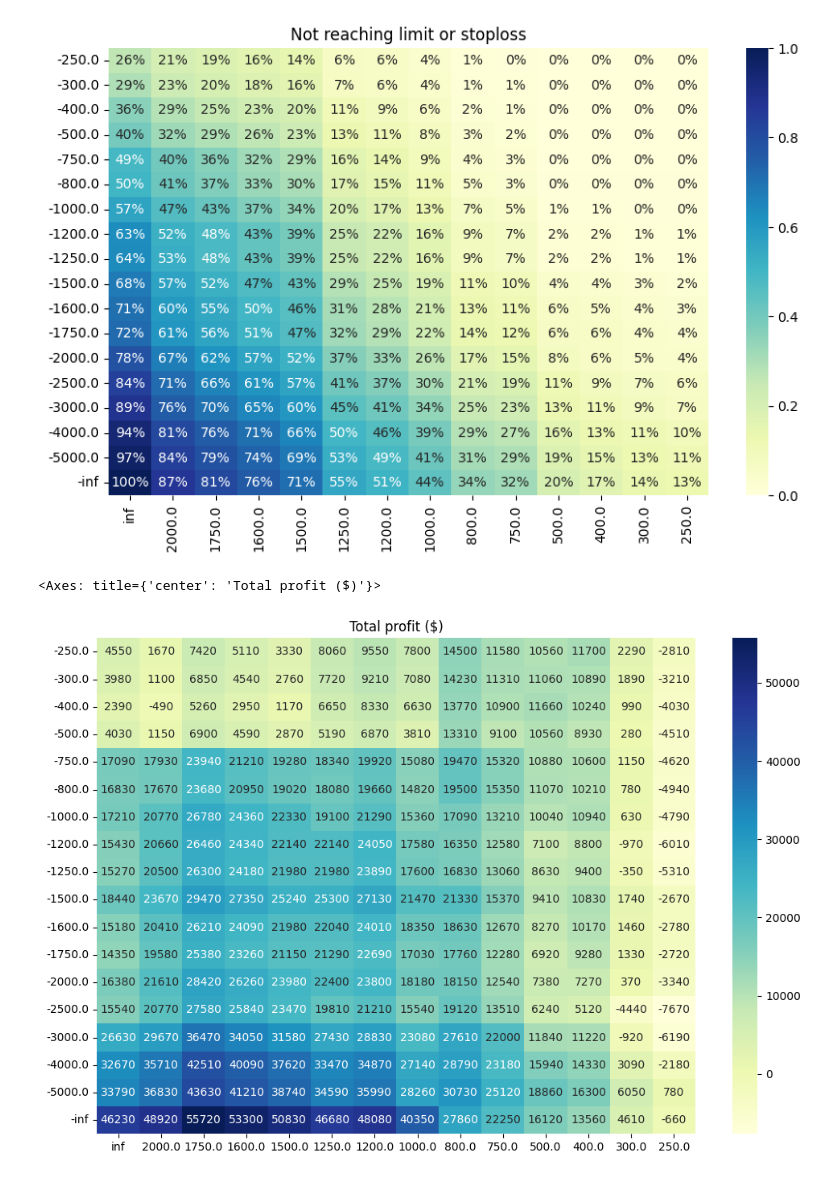
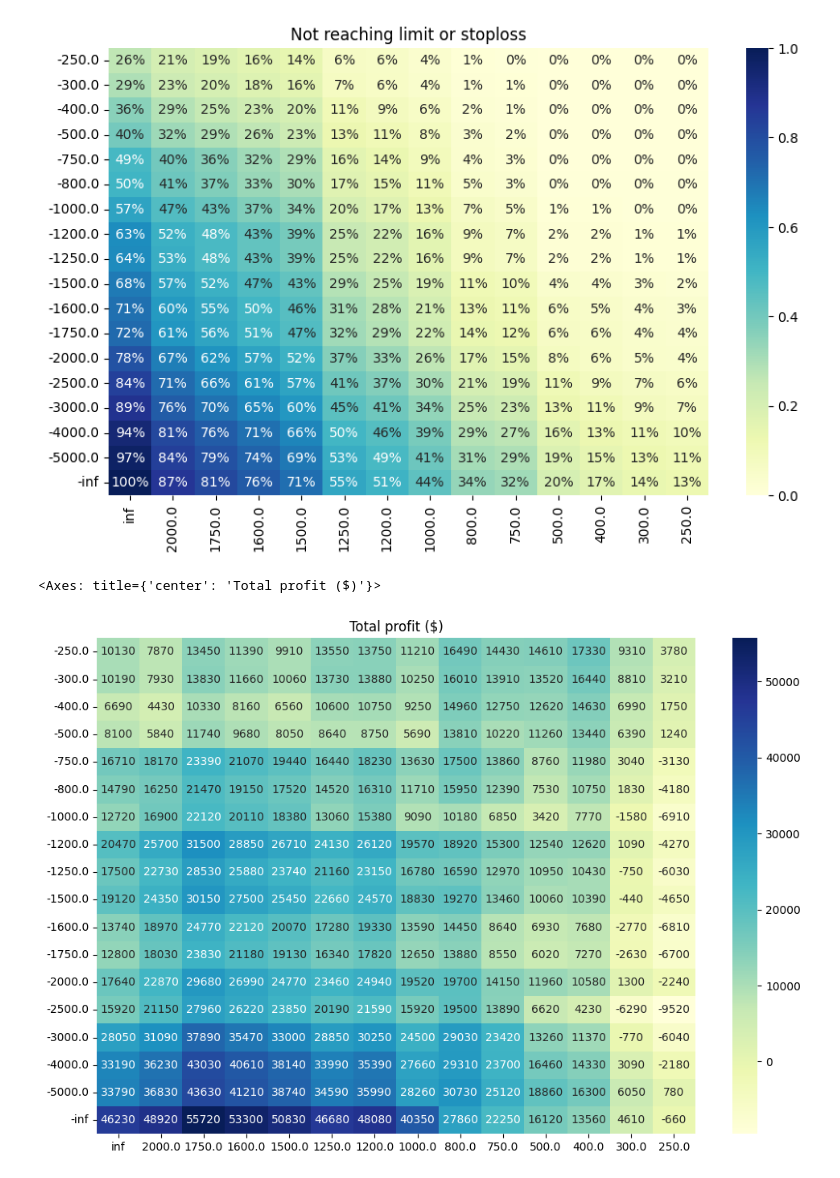
Before and after one commit to yalishanda42/stonksbot, a Jupyter notebook: options/backtest_analysis.ipynb, the cells around one changed output. Saved outputs shown, nothing was run; the diff lists cells and outputs as text; code cells hidden in the pictures.

```diff
--- a/options/backtest_analysis.ipynb
+++ b/options/backtest_analysis.ipynb
@@ -268,23 +268,23 @@ sns.heatmap(not_reaching_limit_or_stoploss_df, annot=True, fmt=".0%", cmap="YlGn
 # %%
 # total profit
 
 total_profit_matrix = pd.DataFrame(
     {
         profit_cat: [
             sum(
-                closing_strategy_limit_or_stoploss_after_n_or_last_m(profit_cat, loss_cat, WAIT_FOR_N_BEFORE_STOPLOSS, EXLUDE_LAST_N)(daily_movement)
+                closing_strategy_limit_or_stoploss_after_n_or_last_m(profit_cat, loss_cat, 100, EXLUDE_LAST_N)(daily_movement)
                 for daily_movement in daily_movements
             )
             for loss_cat in loss_categories
         ]
         for profit_cat in profit_categories
     },
     index=loss_categories
 )
 
 plt.figure(figsize=(12, 8))
 plt.title("Total profit ($)")
 sns.heatmap(total_profit_matrix, annot=True, fmt=".0f", cmap="YlGnBu")
 # %% [output]
 <Axes: title={'center': 'Total profit ($)'}>
-[figure, old version]
+[figure, new version]
```
Also changed, not shown: parts of 8 cells of this notebook.
